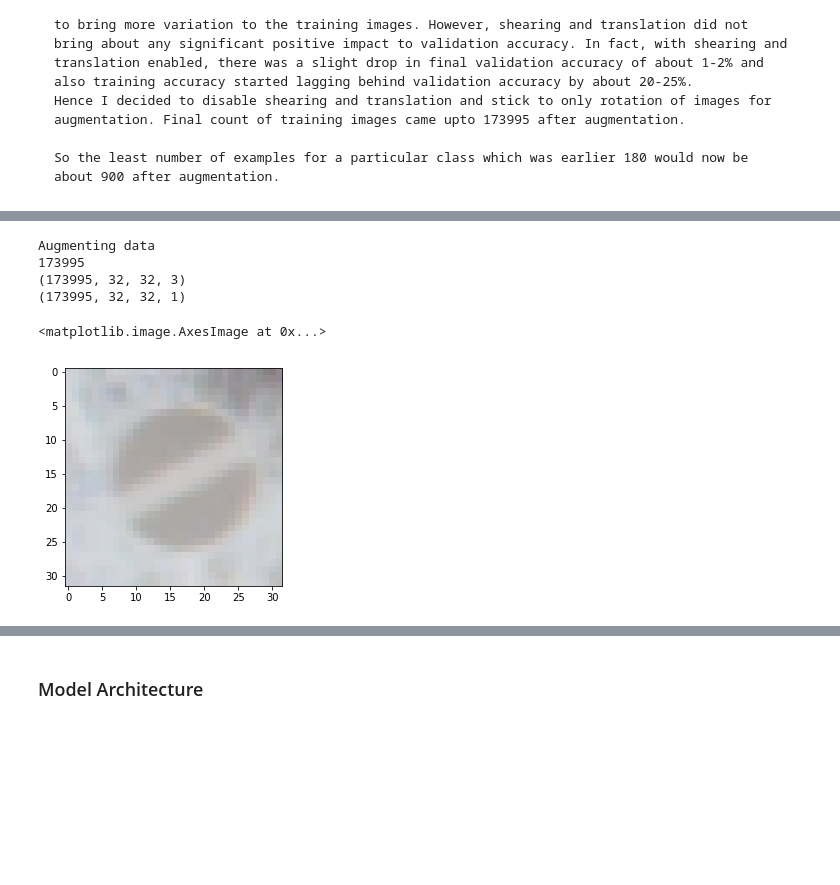
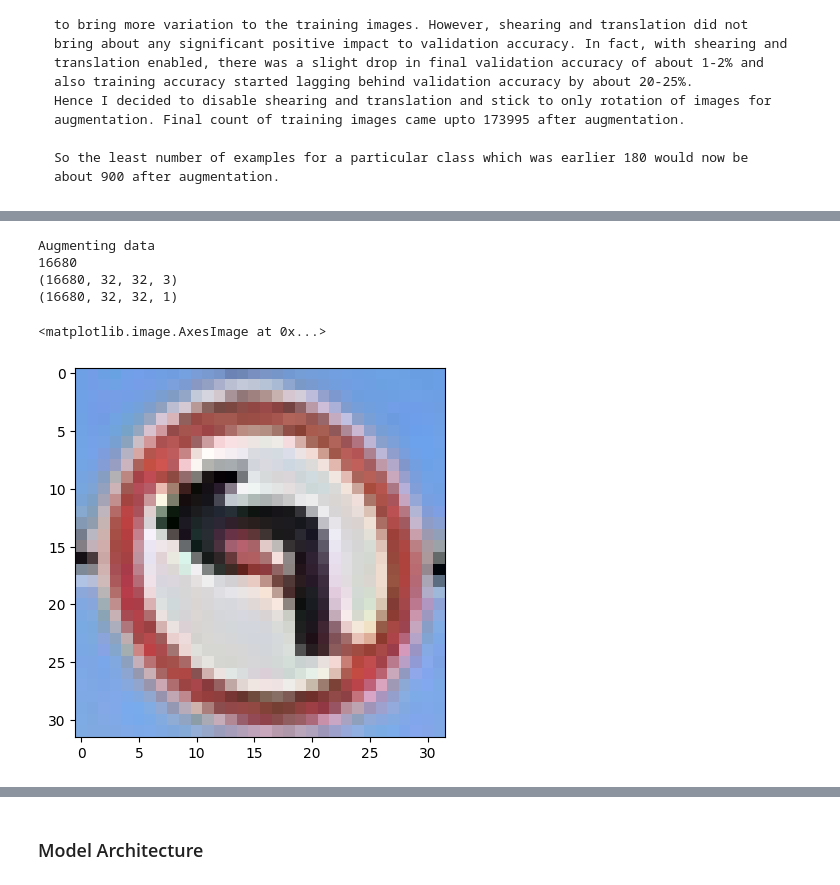
Before and after one commit to vrao87/Traffic-sign_classifier, a Jupyter notebook: Traffic_Sign_Classifier.ipynb, the cells around one changed output, grey strips where cells are left out. Cells and saved outputs as stored; diff of their text form; code cells hidden in the pictures; blank space fills up the shorter version.

Commit message:
updated model and code for newer version

```diff
--- a/Traffic_Sign_Classifier.ipynb
+++ b/Traffic_Sign_Classifier.ipynb
@@ -55,24 +104,31 @@ Complete the basic data summary below. Use python, numpy and/or pandas methods t
 # %% [markdown]
 ### Provide a Basic Summary of the Data Set Using Python, Numpy and/or Pandas
 # %%
-### Replace each question mark with the appropriate value.
-### Use python, pandas or numpy methods rather than hard coding the results
+from sklearn.model_selection import train_test_split
+
+# 20% of training data will be reserved for validation set
+X_train_new, X_val, y_train_new, y_val = train_test_split(
+    X_train, y_train,
+    test_size=0.2,         # 20% goes to validation, 80% stays as new train set
+    random_state=42,       # for reproducibility (optional)
+    stratify=y_train       # preserves class distribution (recommended for classification)
+)
 
 # TODO: Number of training examples
-n_train = len(X_train)
+n_train = len(X_train_new)
 
 # TODO: Number of validation examples
-n_validation = len(X_valid)
+n_validation = len(X_val)
 
 # TODO: Number of testing examples.
 n_test = len(X_test)
 
 # TODO: What's the shape of an traffic sign image?
-image_shape = format(X_train.shape)
+image_shape = format(X_train_new.shape)
 
-image_size=X_train.shape[1]
+image_size=X_train_new.shape[1]
 
-print(X_train.shape)
+print(X_train_new.shape)
 
 
 # TODO: How many unique classes/labels there are in the dataset.
@@ -122,7 +178,7 @@ num_of_samples=[]
 plt.figure(figsize=(12, 16.5))
 for i in range(0, n_classes):
     plt.subplot(11, 4, i+1)
-    x_selected = X_train[y_train == i]
+    x_selected = X_train_new[y_train_new == i]
     plt.imshow(x_selected[0, :, :, :]) #draw the first image of each class
     plt.title(i)
     plt.axis('off')
@@ -135,7 +191,7 @@ plt.show()
 # %%
 from sklearn.utils import shuffle
 
-X_train, y_train = shuffle(X_train, y_train)
+X_train_new, y_train_new = shuffle(X_train_new, y_train_new)
 # %%
 import tensorflow as tf
 
@@ -224,7 +307,7 @@ def gray_image(img):
     return gray
 # %%
 #Test preprocess functions
-img = augment_data(X_train[1610], 30, 10)
+img = augment_data(X_train_new[1610], 30, 10)
 plt.imshow(img)
 #plt.imshow(X_train[1010])
 print(img.shape)
@@ -235,55 +318,56 @@ print(img.shape)
 #Augment data
 
 samples = 4
-x_shape = X_train.shape
-y_shape = y_train.shape
+x_shape = X_train_new.shape
+y_shape = y_train_new.shape
 X_train_augmented = []
 y_train_augmented = []
 idx = 0
 print("Augmenting data")
-for (img, label) in zip(X_train, y_train):
+for (img, label) in zip(X_train_new, y_train_new):
     idx += 1
     tmp_x = [img]
     tmp_y = [label]
     for i in range(0,samples):
         img = augment_data(img, 30, 10)
         tmp_x.append(img)
         tmp_y.append(label)
     X_train_augmented.append(tmp_x)
     y_train_augmented.append(tmp_y)
 
-X_train_augmented = np.array(X_train_augmented,dtype = np.float32()).reshape([len(X_train)*(samples+1), 32, 32, 3])
-y_train_augmented = np.array(y_train_augmented,dtype = np.int32()).reshape(len(y_train)*(samples+1),)
+X_train_augmented = np.array(X_train_augmented,dtype = np.float32()).reshape([len(X_train_new)*(samples+1), 32, 32, 3])
+y_train_augmented = np.array(y_train_augmented,dtype = np.int32()).reshape(len(y_train_new)*(samples+1),)
 n_train_augmented = len(X_train_augmented)
 #n_validation_augmented = len(y_train_augmented)
-
 
 print(n_train_augmented)
 
 #Grayscale the training data
 print(X_train_augmented.shape)
+
 X_train_gray = np.zeros((n_train_augmented, 32, 32, 1), dtype=np.float32)
+
 for i, element in enumerate(X_train_augmented):
     X_train_gray[i] = gray_image(element)
 
 #Grayscale the validation data
 X_valid_gray = np.zeros((n_validation, 32, 32, 1), dtype=np.float32)
-for i, element in enumerate(X_valid):
+for i, element in enumerate(X_val):
     X_valid_gray[i] = gray_image(element)
 
 #plt.imshow(X_train[2])
 print(X_train_gray.shape)
 X_train_gray = (X_train_gray/255)
 X_valid_gray = (X_valid_gray/255)
 
-plt.imshow(X_train_augmented[2000])
+plt.imshow(X_train_augmented[2000].squeeze() / 255.0, cmap='gray')
 # %% [output]
 Augmenting data
-173995
-(173995, 32, 32, 3)
-(173995, 32, 32, 1)
+16680
+(16680, 32, 32, 3)
+(16680, 32, 32, 1)
 <matplotlib.image.AxesImage at 0x...>
-[figure, old version]
+[figure, new version]
 # %%
 #np.asarray(X_train_gray[2003].shape[2])
 #print(X_train_gray[2003].shape)
```
Also changed, not shown: parts of 15 cells of this notebook.
